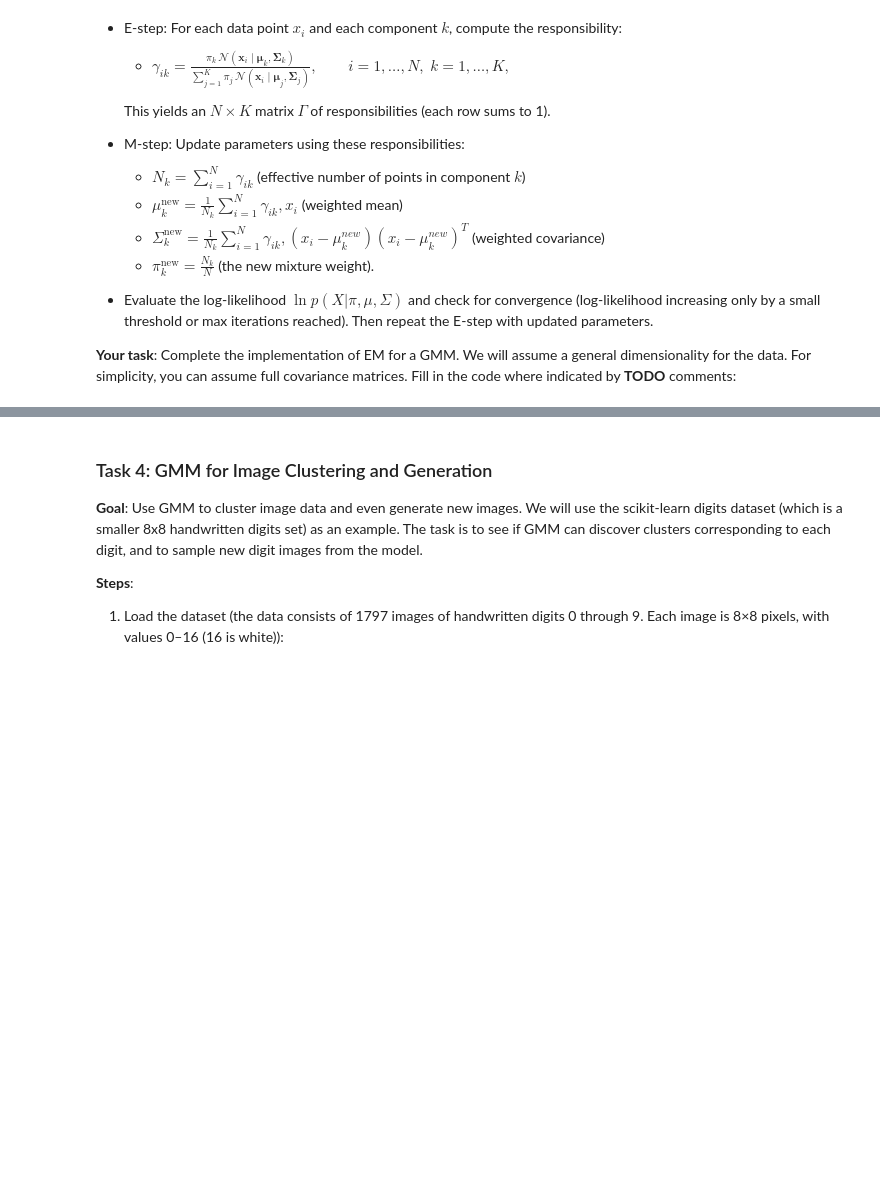
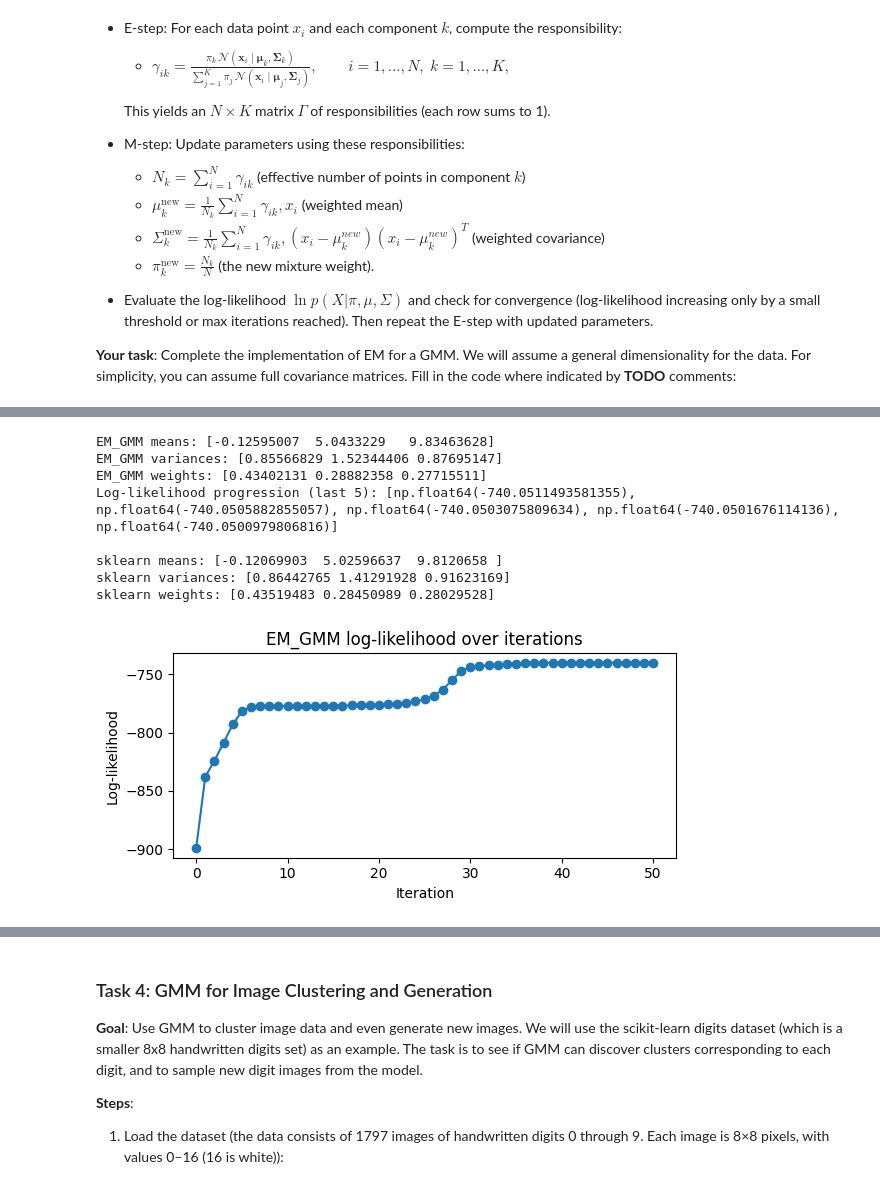
Before and after one commit to MatiPl01/machine-learning, a Jupyter notebook: lab3/Lab1-GMM-student.ipynb, the cells around one changed output, grey strips where cells are left out. Drawn from its saved outputs; the diff is of its cells as text; code cells hidden in the pictures; blank space fills up the shorter version.

Commit message:
Finish all required tasks

```diff
--- a/lab3/Lab1-GMM-student.ipynb
+++ b/lab3/Lab1-GMM-student.ipynb
@@ -368,0 +387,35 @@ After implementing, test it on a simple dataset (you can reuse the 1D data X fro
+# %%
+# Test EM_GMM on the 1D mixture from Task 1
+np.random.seed(0)
+weights_em, means_em, covs_em, resp_em, log_liks_em = EM_GMM(X, K=3, max_iters=200)
+
+print("EM_GMM means:", means_em.ravel())
+print("EM_GMM variances:", covs_em.reshape(-1))
+print("EM_GMM weights:", weights_em)
+print("Log-likelihood progression (last 5):", log_liks_em[-5:])
+
+# Compare with sklearn GaussianMixture
+sklearn_gmm = GaussianMixture(n_components=3, covariance_type="full", random_state=0)
+sklearn_gmm.fit(X)
+
+print("\nsklearn means:", sklearn_gmm.means_.ravel())
+print("sklearn variances:", sklearn_gmm.covariances_.reshape(-1))
+print("sklearn weights:", sklearn_gmm.weights_)
+
+plt.figure(figsize=(6, 3))
+plt.plot(log_liks_em, marker="o")
+plt.title("EM_GMM log-likelihood over iterations")
+plt.xlabel("Iteration")
+plt.ylabel("Log-likelihood")
+plt.tight_layout()
+plt.show()
+# %% [output]
+EM_GMM means: [-0.12595007  5.0433229   9.83463628]
+EM_GMM variances: [0.85566829 1.52344406 0.87695147]
+EM_GMM weights: [0.43402131 0.28882358 0.27715511]
+Log-likelihood progression (last 5): [np.float64(-740.0511493581355), np.float64(-740.0505882855057), np.float64(-740.0503075809634), np.float64(-740.0501676114136), np.float64(-740.0500979806816)]
+
+sklearn means: [-0.12069903  5.02596637  9.8120658 ]
+sklearn variances: [0.86442765 1.41291928 0.91623169]
+sklearn weights: [0.43519483 0.28450989 0.28029528]
+[figure, added]
```
Also changed, not shown: parts of 8 cells of this notebook.
